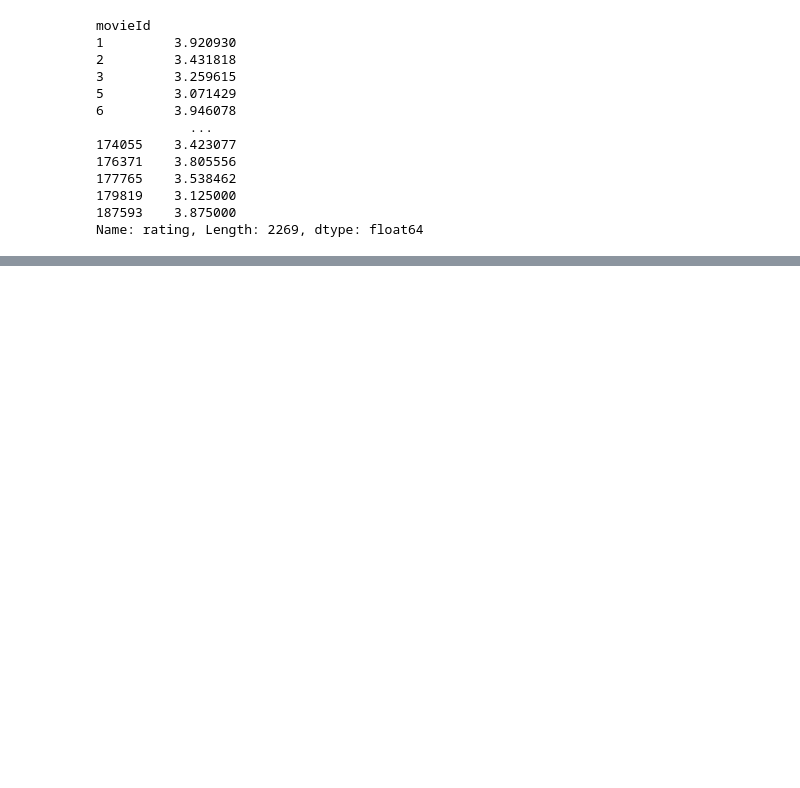
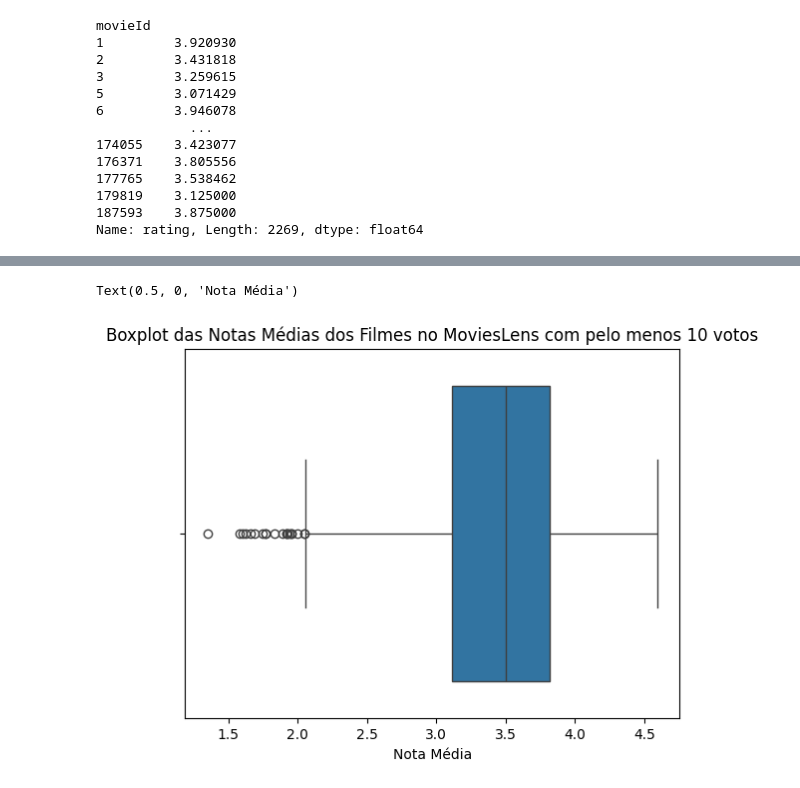
Before and after one commit to lemaldonadogm/Courses, a Jupyter notebook: Statistics/data-science-introducao-a-testes-estatisticos-com-python-aula0/Curso_testes_estatísticos_Data_Sciente.ipynb, the cells around one changed output, grey strips where cells are left out. Cells and saved outputs as stored; diff of their text form; code cells hidden in the pictures; blank space fills up the shorter version.

```diff
--- a/Statistics/data-science-introducao-a-testes-estatisticos-com-python-aula0/Curso_testes_estatísticos_Data_Sciente.ipynb
+++ b/Statistics/data-science-introducao-a-testes-estatisticos-com-python-aula0/Curso_testes_estatísticos_Data_Sciente.ipynb
@@ -198,0 +242,7 @@ Name: rating, Length: 2269, dtype: float64
+# %%
+ax = sns.boxplot(notas_medias_por_filmes_com_pelo_menos_10_votos.values, orient='h')
+ax.set_title('Boxplot das Notas Médias dos Filmes no MoviesLens com pelo menos 10 votos')
+ax.set_xlabel('Nota Média')
+# %% [output]
+Text(0.5, 0, 'Nota Média')
+[figure, added]
```
Also changed, not shown: parts of 6 cells of this notebook, 3 other files.
